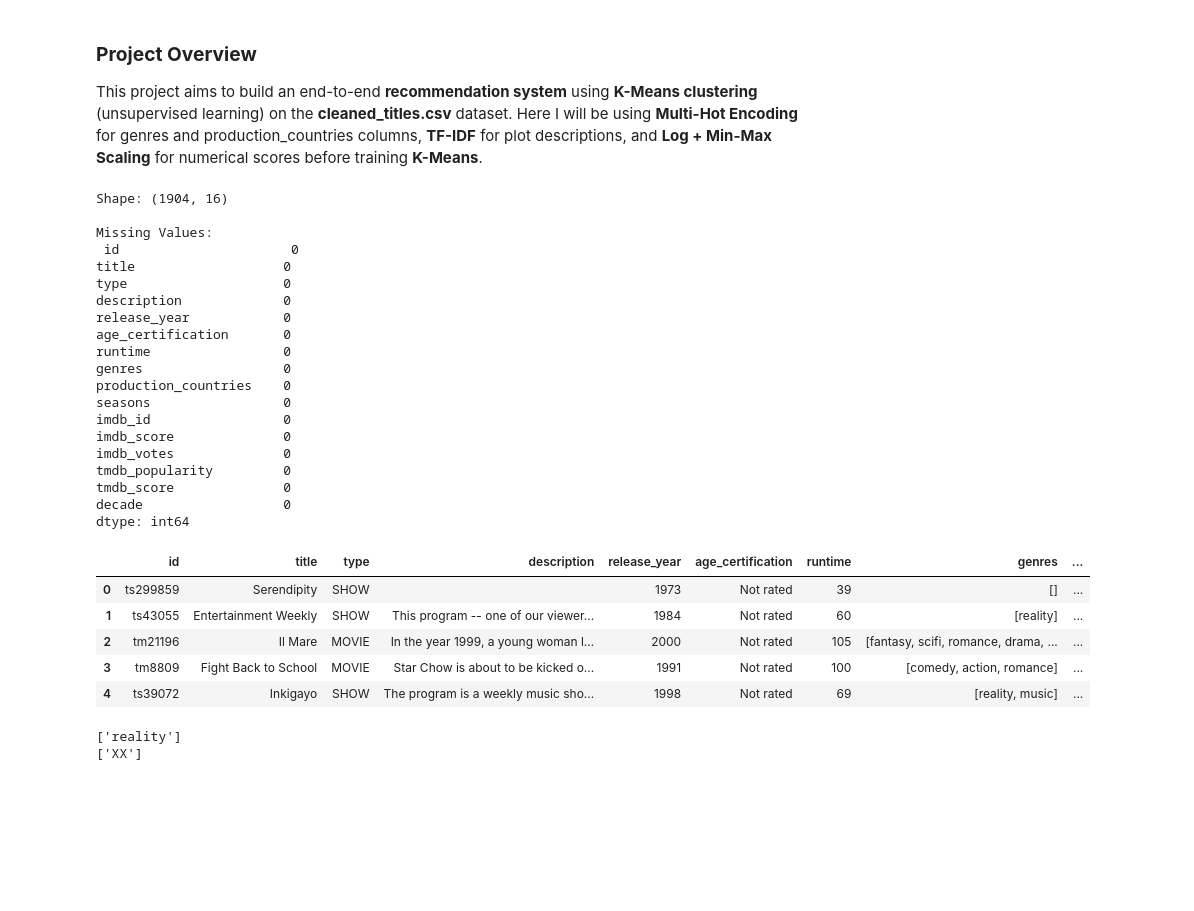
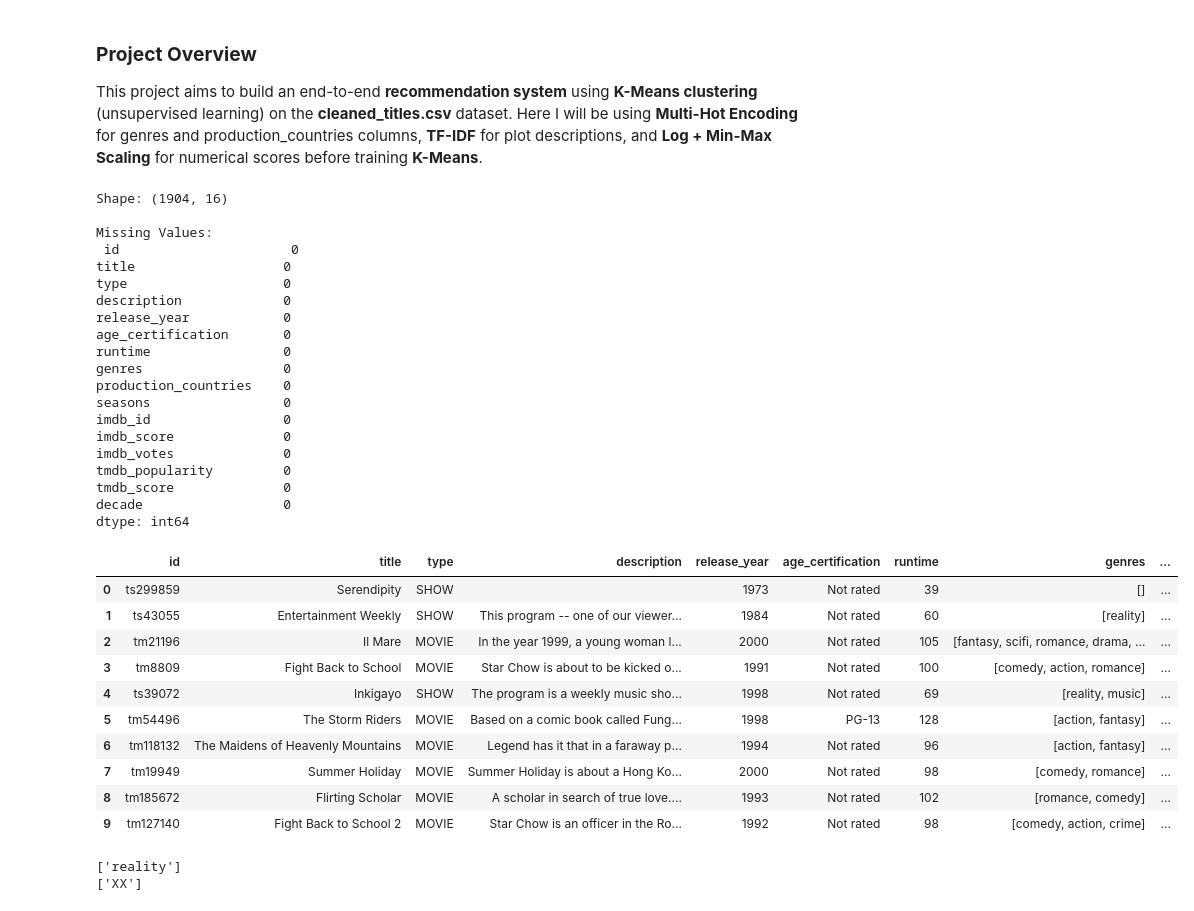
Before and after one commit to snehamayeecoding/RokutenViki_Movies_Dramas_Analysis02, a Jupyter notebook: notebooks/02_recommender_model.ipynb, the cells around one changed output. Cells and saved outputs as stored; diff of their text form; code cells hidden in the pictures; blank space fills up the shorter version.

```diff
--- a/notebooks/02_recommender_model.ipynb
+++ b/notebooks/02_recommender_model.ipynb
@@ -20,34 +22,39 @@ df = pd.read_pickle('../data/processed/cleaned_titles.pkl')
 # Checking shape, missing values, and sample rows
 print("Shape:", df.shape)
 print("\nMissing Values:\n", df.isnull().sum())
-df.head()
+df.head(10)
 # %% [output]
 Shape: (1904, 16)
 
 Missing Values:
  id                      0
 title                   0
 type                    0
 description             0
 release_year            0
 age_certification       0
 runtime                 0
 genres                  0
 production_countries    0
 seasons                 0
 imdb_id                 0
 imdb_score              0
 imdb_votes              0
 tmdb_popularity         0
 tmdb_score              0
 decade                  0
 dtype: int64
 |  | id | title | type | description | release_year | age_certification | runtime | genres | ... |
 | 0 | ts299859 | Serendipity | SHOW |  | 1973 | Not rated | 39 | [] | ... |
 | 1 | ts43055 | Entertainment Weekly | SHOW | This program -- one of our viewer... | 1984 | Not rated | 60 | [reality] | ... |
 | 2 | tm21196 | Il Mare | MOVIE | In the year 1999, a young woman l... | 2000 | Not rated | 105 | [fantasy, scifi, romance, drama, ... | ... |
 | 3 | tm8809 | Fight Back to School | MOVIE | Star Chow is about to be kicked o... | 1991 | Not rated | 100 | [comedy, action, romance] | ... |
 | 4 | ts39072 | Inkigayo | SHOW | The program is a weekly music sho... | 1998 | Not rated | 69 | [reality, music] | ... |
+| 5 | tm54496 | The Storm Riders | MOVIE | Based on a comic book called Fung... | 1998 | PG-13 | 128 | [action, fantasy] | ... |
+| 6 | tm118132 | The Maidens of Heavenly Mountains | MOVIE | Legend has it that in a faraway p... | 1994 | Not rated | 96 | [action, fantasy] | ... |
+| 7 | tm19949 | Summer Holiday | MOVIE | Summer Holiday is about a Hong Ko... | 2000 | Not rated | 98 | [comedy, romance] | ... |
+| 8 | tm185672 | Flirting Scholar | MOVIE | A scholar in search of true love.... | 1993 | Not rated | 102 | [romance, comedy] | ... |
+| 9 | tm127140 | Fight Back to School 2 | MOVIE | Star Chow is an officer in the Ro... | 1992 | Not rated | 98 | [comedy, action, crime] | ... |
 # %%
 print(df['genres'].iloc[1])
 print(df['production_countries'].iloc[0])
```
Also changed, not shown: parts of 3 cells of this notebook, 3 other files.
